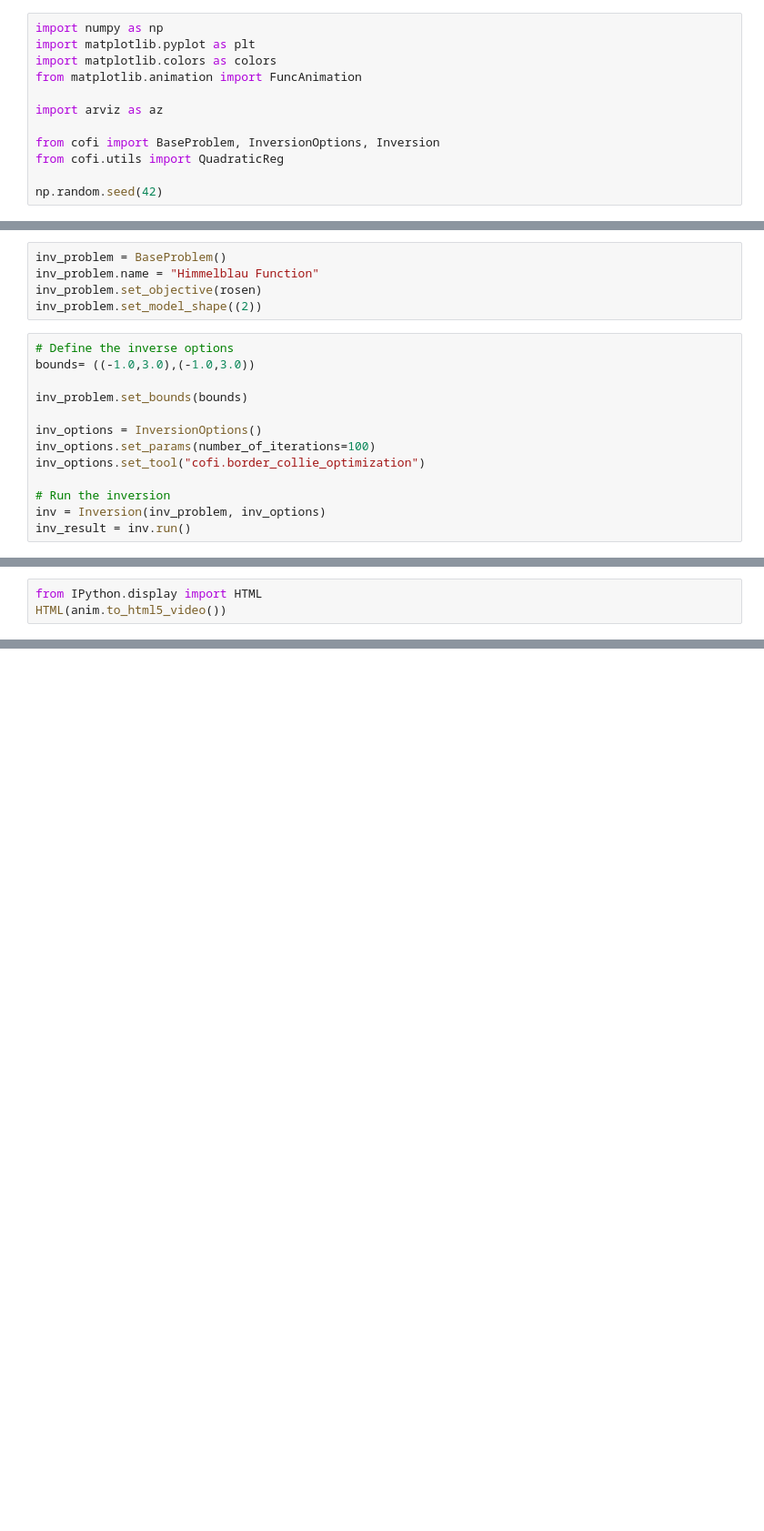
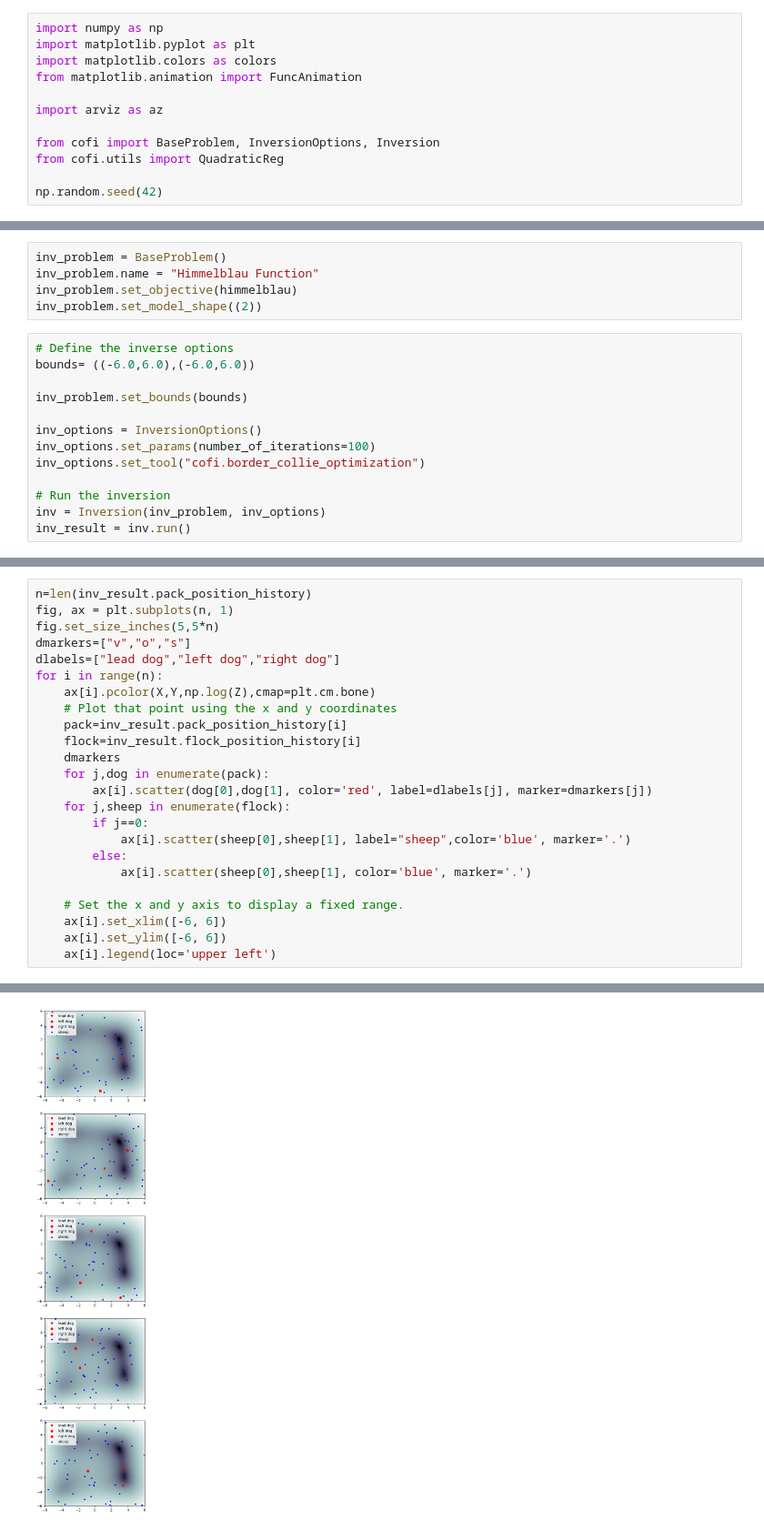
Before and after one commit to inlab-geo/cofi-examples, a Jupyter notebook: examples/test_functions_for_optimization/himmelblau.ipynb, the cells around one changed output, grey strips where cells are left out. Shown at 91% size. Saved outputs shown, nothing was run; the diff lists cells and outputs as text; blank space fills up the shorter version.

```diff
--- a/examples/test_functions_for_optimization/himmelblau.ipynb
+++ b/examples/test_functions_for_optimization/himmelblau.ipynb
@@ -63,11 +89,11 @@ model: [-3.77931028 -3.28318591]
 # %%
 inv_problem = BaseProblem()
 inv_problem.name = "Himmelblau Function"
-inv_problem.set_objective(rosen)
+inv_problem.set_objective(himmelblau)
 inv_problem.set_model_shape((2))
 # %%
 # Define the inverse options
-bounds= ((-1.0,3.0),(-1.0,3.0))
+bounds= ((-6.0,6.0),(-6.0,6.0))
 
 inv_problem.set_bounds(bounds)
 
@@ -107,4 +113,25 @@ plt.close()
 # %%
-from IPython.display import HTML
-HTML(anim.to_html5_video())
+n=len(inv_result.pack_position_history)
+fig, ax = plt.subplots(n, 1)
+fig.set_size_inches(5,5*n)
+dmarkers=["v","o","s"]
+dlabels=["lead dog","left dog","right dog"]
+for i in range(n):
+    ax[i].pcolor(X,Y,np.log(Z),cmap=plt.cm.bone)
+    # Plot that point using the x and y coordinates
+    pack=inv_result.pack_position_history[i]
+    flock=inv_result.flock_position_history[i]
+    dmarkers
+    for j,dog in enumerate(pack):
+        ax[i].scatter(dog[0],dog[1], color='red', label=dlabels[j], marker=dmarkers[j])
+    for j,sheep in enumerate(flock):
+        if j==0:
+            ax[i].scatter(sheep[0],sheep[1], label="sheep",color='blue', marker='.')
+        else:
+            ax[i].scatter(sheep[0],sheep[1], color='blue', marker='.')
+
+    # Set the x and y axis to display a fixed range.
+    ax[i].set_xlim([-6, 6])
+    ax[i].set_ylim([-6, 6])
+    ax[i].legend(loc='upper left')
 # %% [output]
@@ -111,0 +138 @@ HTML(anim.to_html5_video())
+[figure, added]
```
Also changed, not shown: parts of 11 cells of this notebook, 2 other files.
